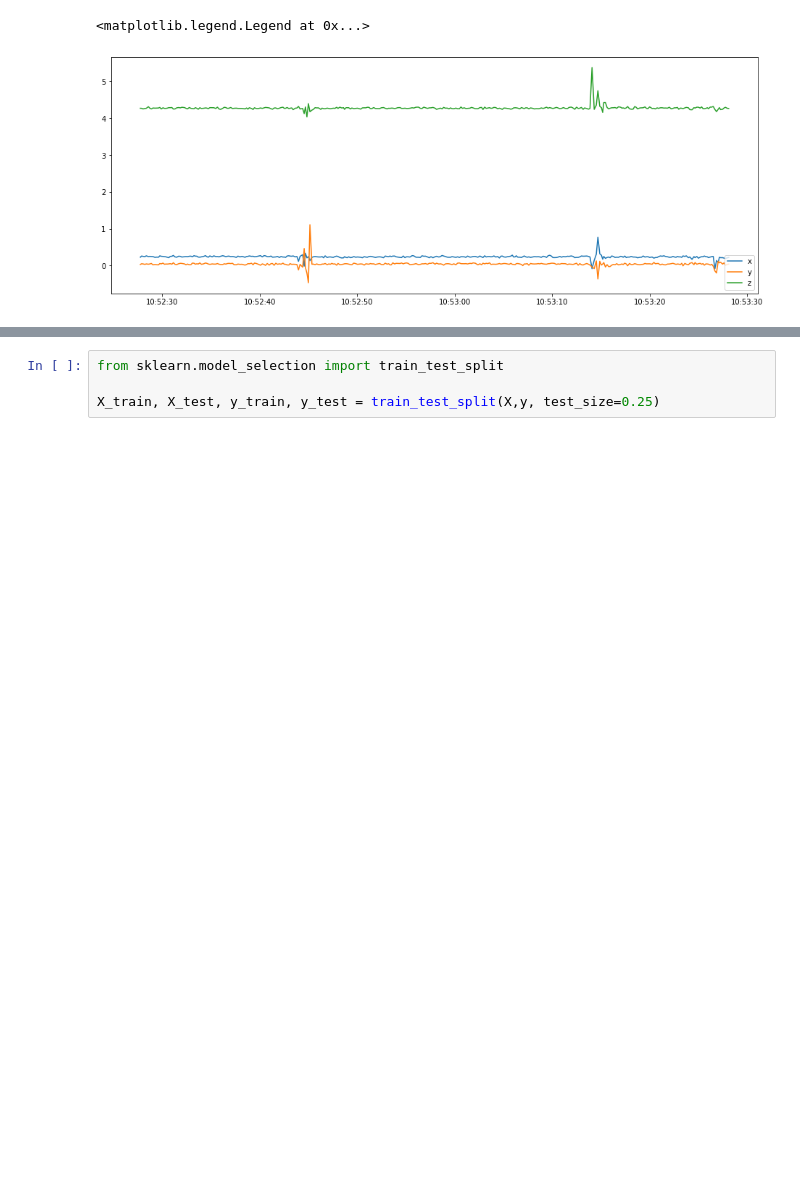
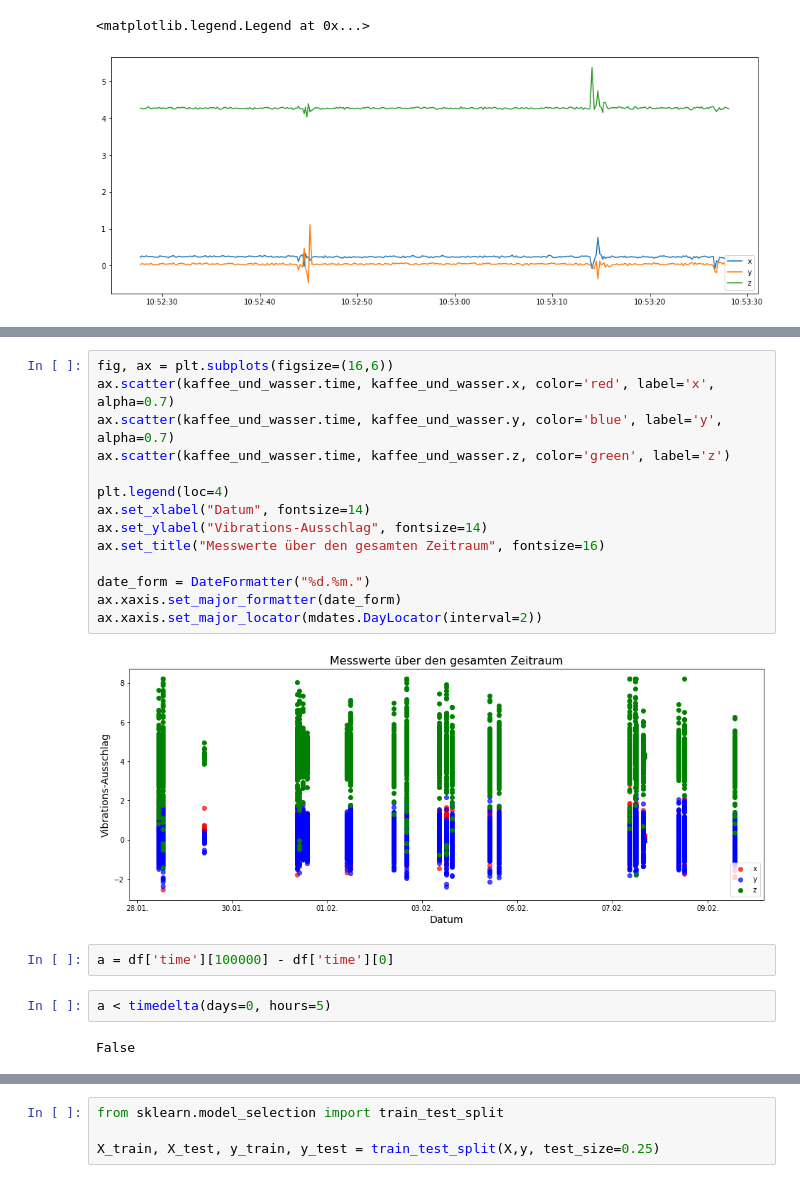
Before and after one commit to juliansaar/Innoprojekt, a Jupyter notebook: Kaffee_Zustandserkennung.ipynb, the cells around one changed output, grey strips where cells are left out. Drawn from its saved outputs; the diff is of its cells as text; blank space fills up the shorter version.

```diff
--- a/Kaffee_Zustandserkennung.ipynb
+++ b/Kaffee_Zustandserkennung.ipynb
@@ -204,0 +207,22 @@ df.head()
+# %%
+fig, ax = plt.subplots(figsize=(16,6))
+ax.scatter(kaffee_und_wasser.time, kaffee_und_wasser.x, color='red', label='x', alpha=0.7)
+ax.scatter(kaffee_und_wasser.time, kaffee_und_wasser.y, color='blue', label='y', alpha=0.7)
+ax.scatter(kaffee_und_wasser.time, kaffee_und_wasser.z, color='green', label='z')
+
+plt.legend(loc=4)
+ax.set_xlabel("Datum", fontsize=14)
+ax.set_ylabel("Vibrations-Ausschlag", fontsize=14)
+ax.set_title("Messwerte über den gesamten Zeitraum", fontsize=16)
+
+date_form = DateFormatter("%d.%m.")
+ax.xaxis.set_major_formatter(date_form)
+ax.xaxis.set_major_locator(mdates.DayLocator(interval=2))
+# %% [output]
+[figure, added]
+# %%
+a = df['time'][100000] - df['time'][0]
+# %%
+a < timedelta(days=0, hours=5)
+# %% [output]
+False
```
Also changed, not shown: parts of 17 cells of this notebook.
